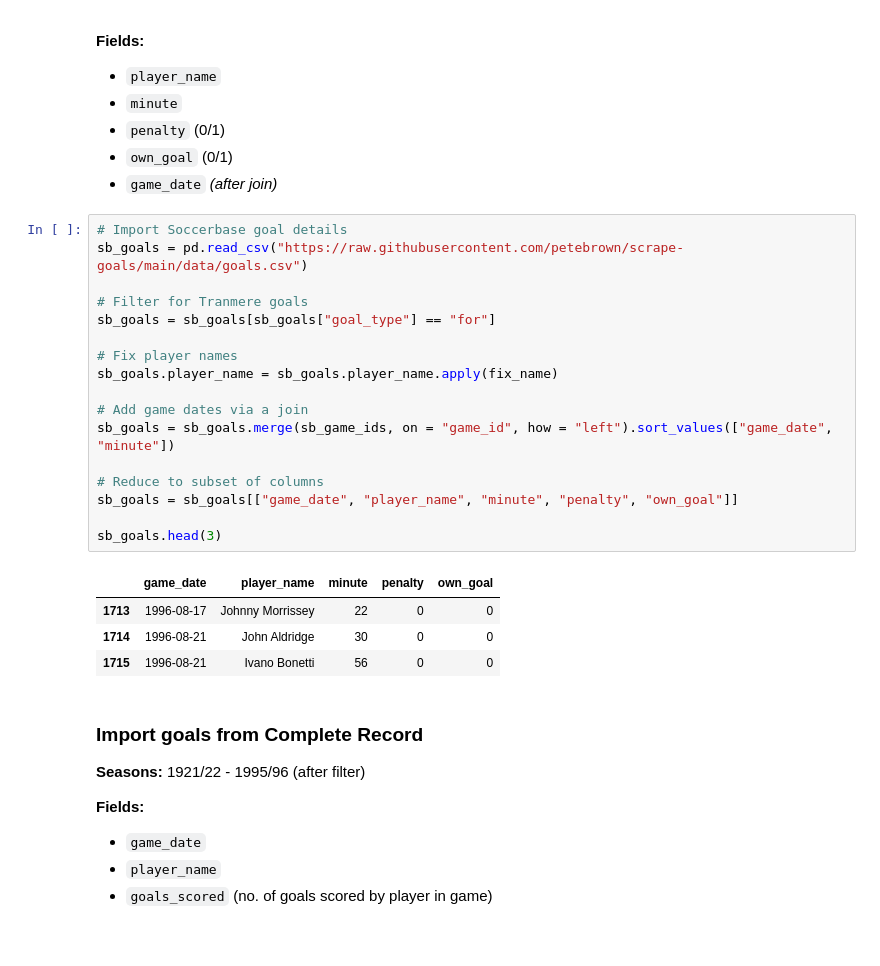
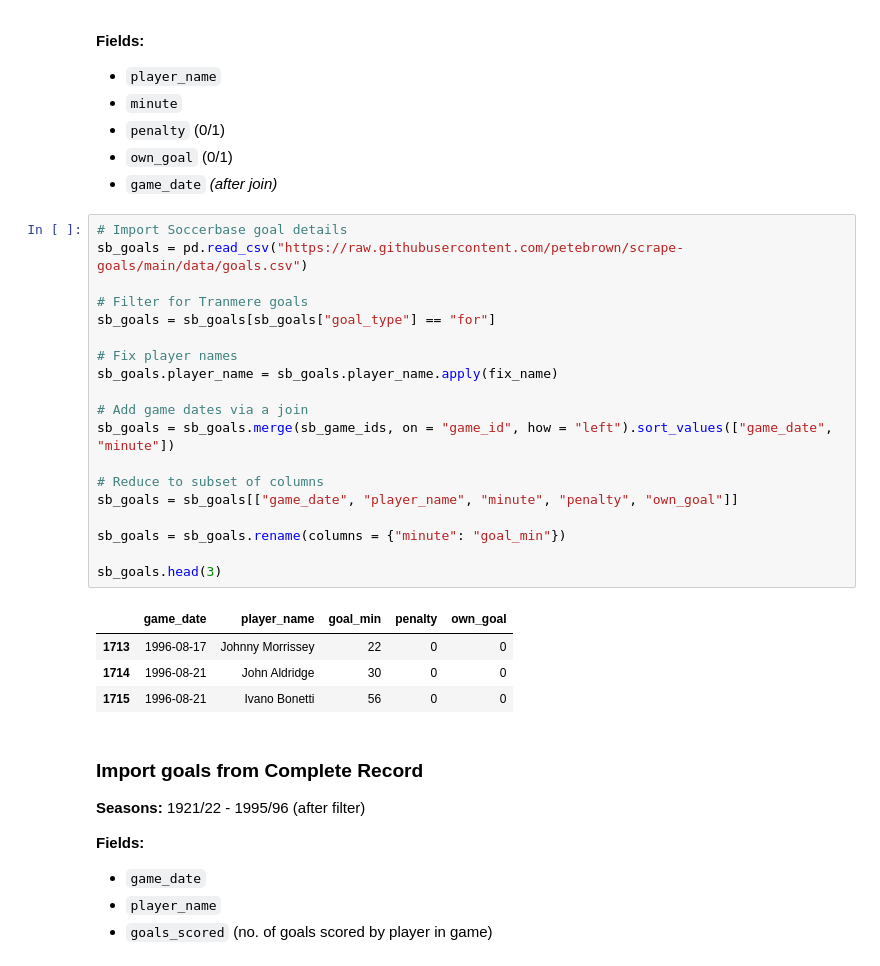
Before and after one commit to petebrown/pre-2023-data-prep, a Jupyter notebook: data-pipeline-prep.ipynb, the cells around one changed output. Drawn from its saved outputs; the diff is of its cells as text.

Commit message:
notebook for mins in goals df

```diff
--- a/data-pipeline-prep.ipynb
+++ b/data-pipeline-prep.ipynb
@@ -231,22 +231,24 @@ game_nos.head(3)
 # %%
 # Import Soccerbase goal details
 sb_goals = pd.read_csv("https://raw.githubusercontent.com/petebrown/scrape-goals/main/data/goals.csv")
 
 # Filter for Tranmere goals
 sb_goals = sb_goals[sb_goals["goal_type"] == "for"]
 
 # Fix player names
 sb_goals.player_name = sb_goals.player_name.apply(fix_name)
 
 # Add game dates via a join
 sb_goals = sb_goals.merge(sb_game_ids, on = "game_id", how = "left").sort_values(["game_date", "minute"])
 
 # Reduce to subset of columns
 sb_goals = sb_goals[["game_date", "player_name", "minute", "penalty", "own_goal"]]
 
+sb_goals = sb_goals.rename(columns = {"minute": "goal_min"})
+
 sb_goals.head(3)
 # %% [output]
-|  | game_date | player_name | minute | penalty | own_goal |
+|  | game_date | player_name | goal_min | penalty | own_goal |
 | 1713 | 1996-08-17 | Johnny Morrissey | 22 | 0 | 0 |
 | 1714 | 1996-08-21 | John Aldridge | 30 | 0 | 0 |
 | 1715 | 1996-08-21 | Ivano Bonetti | 56 | 0 | 0 |
```
Also changed, not shown: parts of 2 cells of this notebook.
